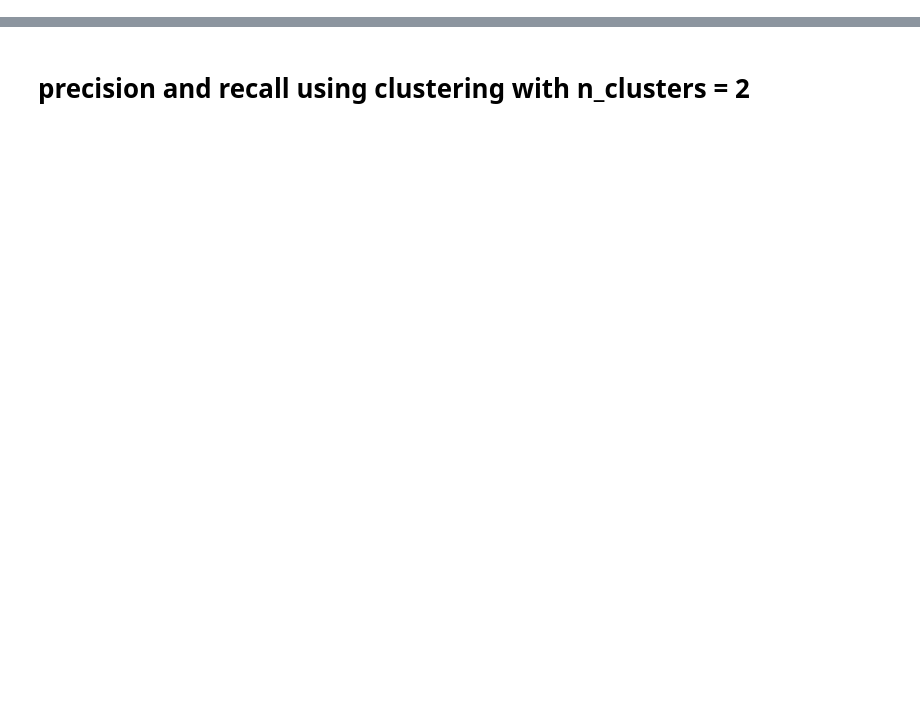
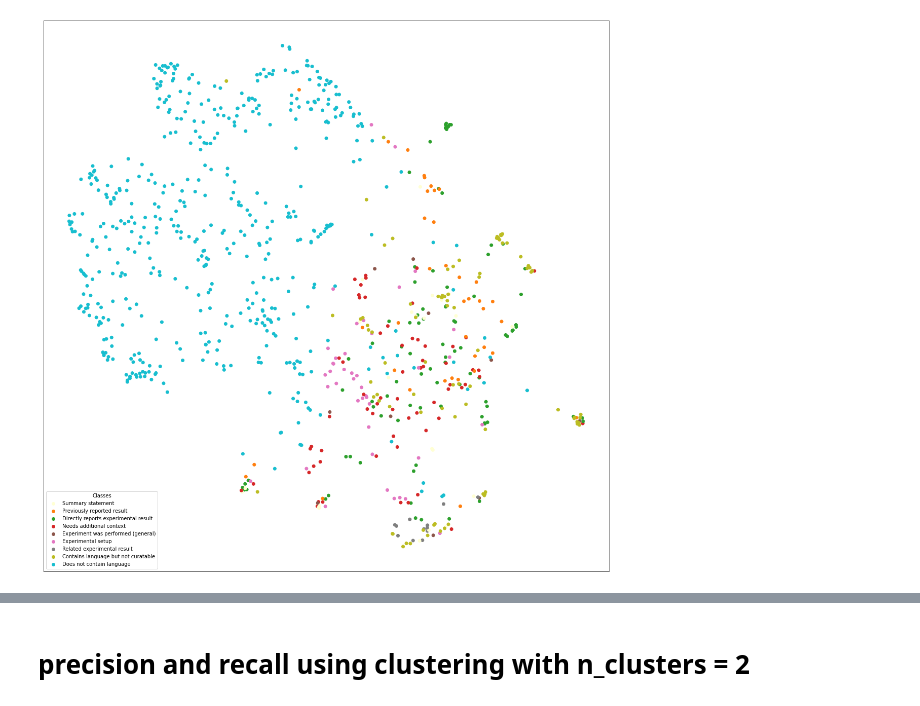
Before and after one commit to WormBase/curation-sentence-classification, a Jupyter notebook: notebooks/new_sentence_clustering.ipynb, the cells around one changed output, grey strips where cells are left out. Drawn from its saved outputs; the diff is of its cells as text; code cells hidden in the pictures; blank space fills up the shorter version.

```diff
--- a/notebooks/new_sentence_clustering.ipynb
+++ b/notebooks/new_sentence_clustering.ipynb
@@ -53,4 +53,18 @@ import umap
 umap_reducer = umap.UMAP(metric='cosine')
 corpus_expr_2d = umap_reducer.fit_transform(corpus_expr)
 corpus_kinaseact_2d = umap_reducer.fit_transform(corpus_kinaseact)
+# %%
+from matplotlib.colors import ListedColormap
+from matplotlib import pyplot as plt
+
+colors = ListedColormap(['xkcd:eggshell','tab:orange','tab:green','tab:red','tab:purple','tab:brown','tab:pink','tab:grey','tab:olive','tab:cyan'])
+values = [row[5] for row in cleaned_expression_data]
+classes = ['Summary statement', 'Previously reported result', 'Directly reports experimental result', 'Needs additional context', 'Experiment was performed (general)', 'Experimental setup', 'Related experimental result', 'Contains language but not curatable', 'Does not contain language']
+fig, ax = plt.subplots(figsize=(20,20))
+scatter = ax.scatter(x=list(corpus_expr_2d[:,0]), y=list(corpus_expr_2d[:,1]), c=values, cmap=colors)
+plt.xticks([])
+plt.yticks([])
+legend = ax.legend(handles=scatter.legend_elements()[0], loc="lower left", title="Classes", labels=classes)
+# %% [output]
+[figure, added]
 # %%
```
Also changed, not shown: parts of 22 cells of this notebook.
